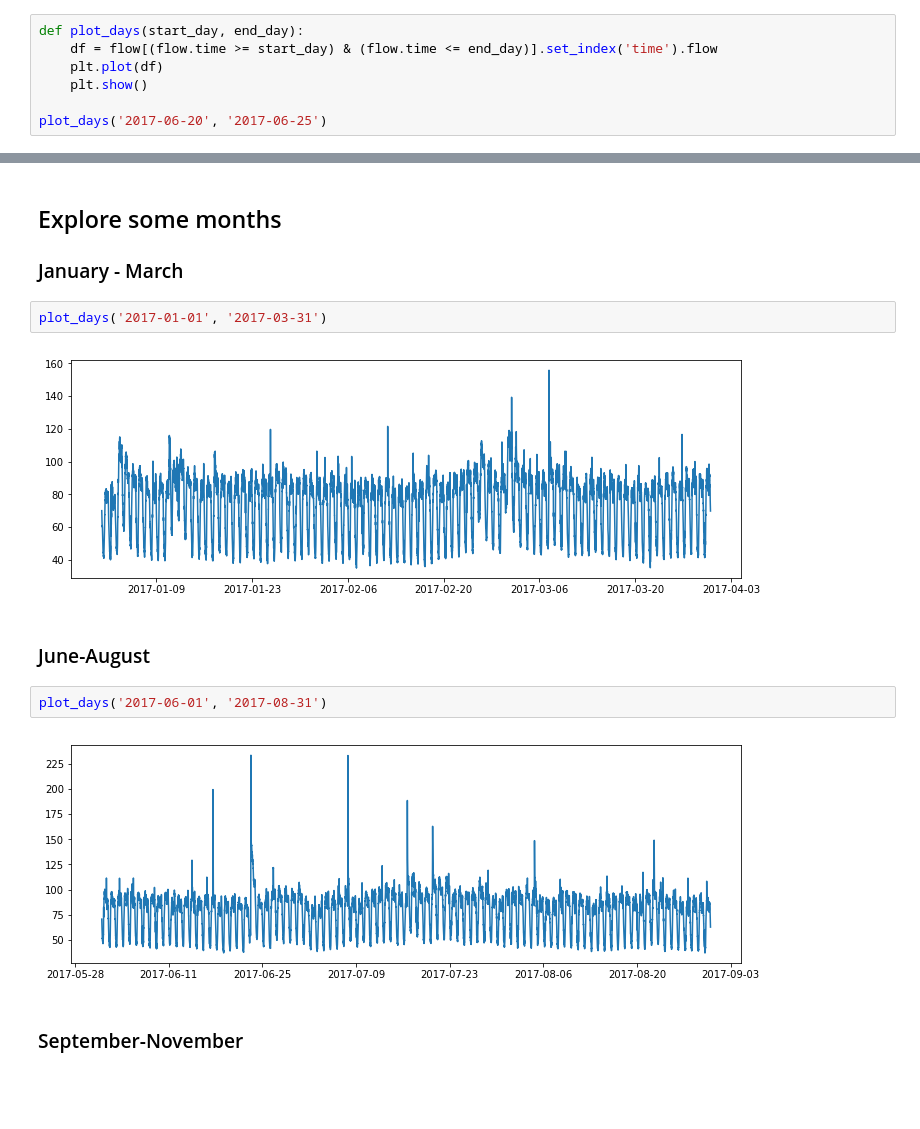
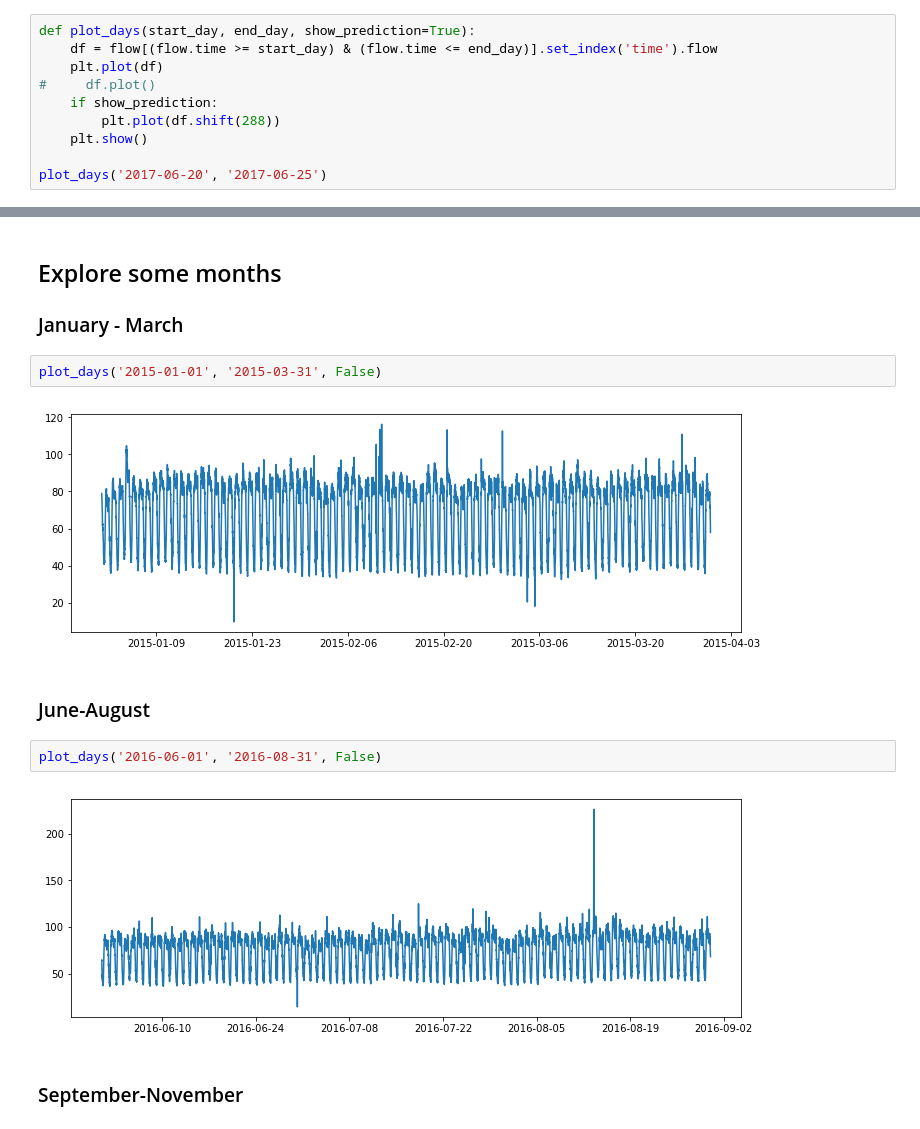
Before and after one commit to carldata/argo, a Jupyter notebook: notebooks/[prediction] project1.ipynb, the cells around one changed output, grey strips where cells are left out. Cells and saved outputs as stored; diff of their text form; blank space fills up the shorter version.

```diff
--- a/notebooks/[prediction] project1.ipynb
+++ b/notebooks/[prediction] project1.ipynb
@@ -189,9 +189,12 @@ df_sorted.head(10)
 
 The biggest error is at 2017-06-23 (Frrday) (and in the next day)
 # %%
-def plot_days(start_day, end_day):
+def plot_days(start_day, end_day, show_prediction=True):
     df = flow[(flow.time >= start_day) & (flow.time <= end_day)].set_index('time').flow
     plt.plot(df)
+#     df.plot()
+    if show_prediction:
+        plt.plot(df.shift(288))
     plt.show()
 
 plot_days('2017-06-20', '2017-06-25')
@@ -228,15 +231,15 @@ plot_days('2017-09-11', '2017-09-12')
 
 ### January - March
 # %%
-plot_days('2017-01-01', '2017-03-31')
+plot_days('2015-01-01', '2015-03-31', False)
 # %% [output]
-[figure, old version]
+[figure, new version]
 # %% [markdown]
 ### June-August
 # %%
-plot_days('2017-06-01', '2017-08-31')
+plot_days('2016-06-01', '2016-08-31', False)
 # %% [output]
-[figure, old version]
+[figure, new version]
 # %% [markdown]
 ### September-November
 # %%
```
Also changed, not shown: parts of 5 cells of this notebook.
